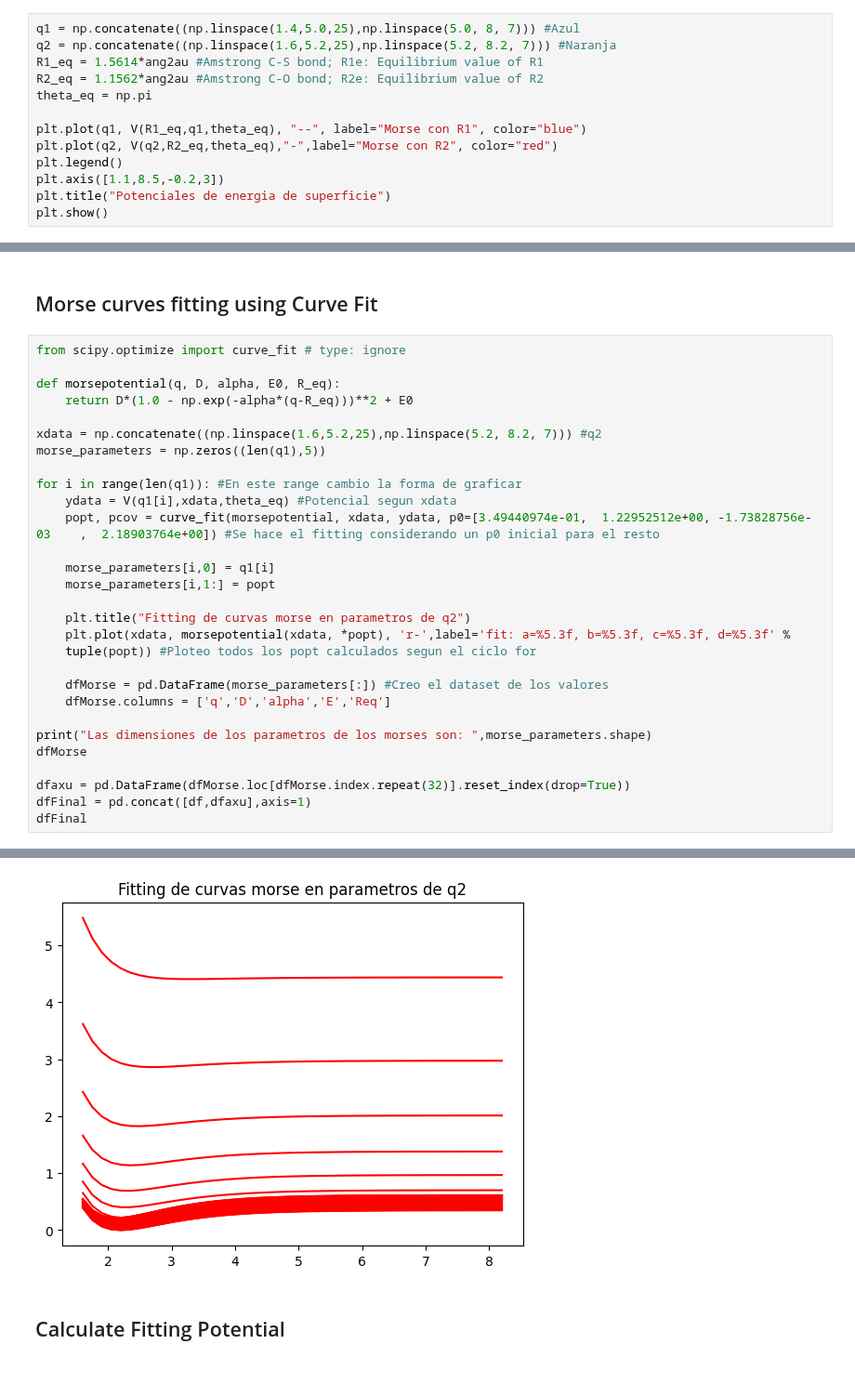
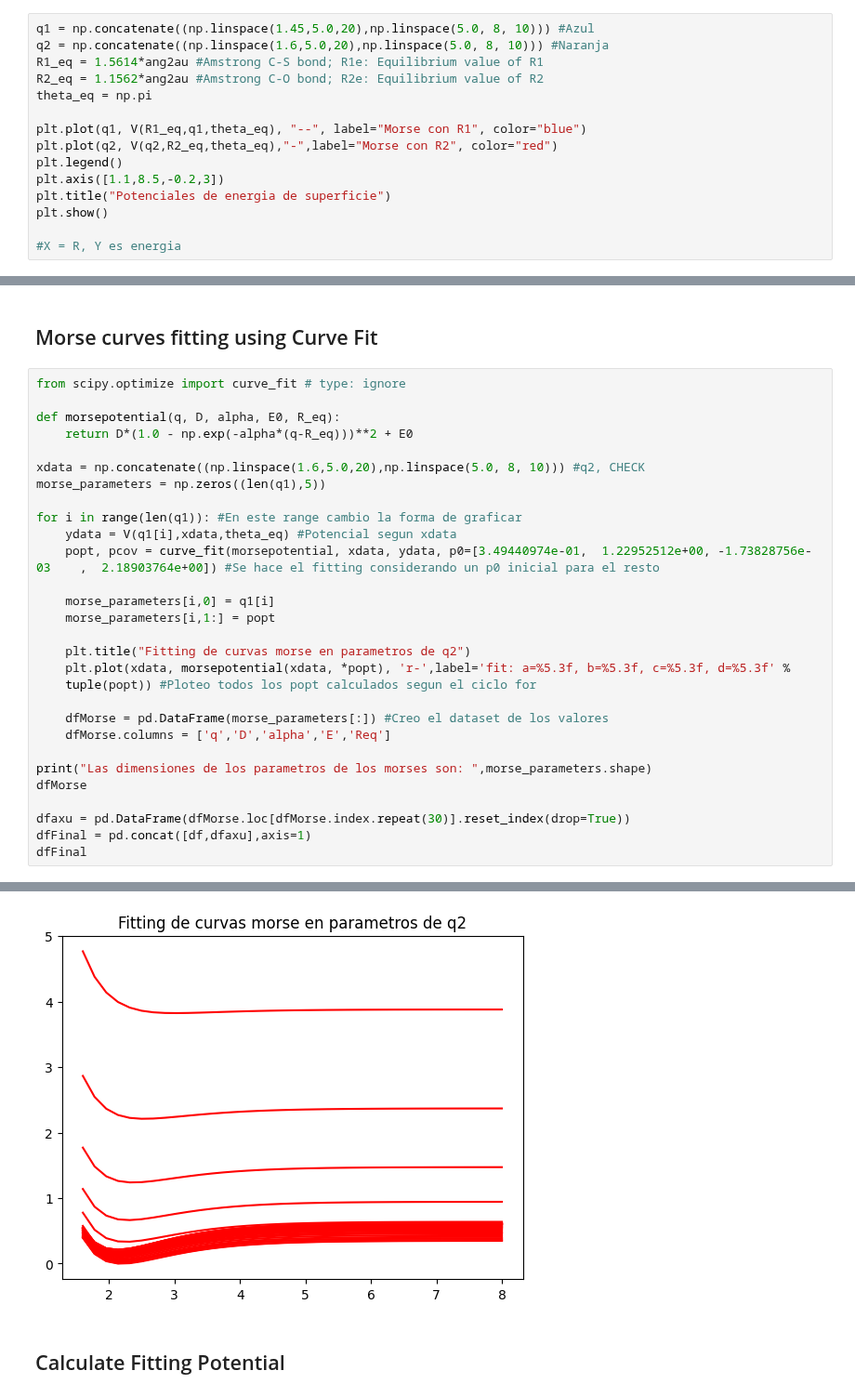
Before and after one commit to AstroDolan/ML-team, a Jupyter notebook: PINN-Thesis/OCS-PINN-M2.ipynb, the cells around one changed output, grey strips where cells are left out. Shown at 93% size. Saved outputs shown, nothing was run; the diff lists cells and outputs as text.

```diff
--- a/PINN-Thesis/OCS-PINN-M2.ipynb
+++ b/PINN-Thesis/OCS-PINN-M2.ipynb
@@ -83,8 +83,8 @@ def V(R1,R2,theta):
         suma = suma + (coeff_matrix[i,3]*cm12au)*(y_1**int(coeff_matrix[i,0]))*(y_2**int(coeff_matrix[i,1]))*(y_3**(coeff_matrix[i,2]))
     return(suma)
 # %%
-q1 = np.concatenate((np.linspace(1.4,5.0,25),np.linspace(5.0, 8, 7))) #Azul
-q2 = np.concatenate((np.linspace(1.6,5.2,25),np.linspace(5.2, 8.2, 7))) #Naranja
+q1 = np.concatenate((np.linspace(1.45,5.0,20),np.linspace(5.0, 8, 10))) #Azul
+q2 = np.concatenate((np.linspace(1.6,5.0,20),np.linspace(5.0, 8, 10))) #Naranja
 R1_eq = 1.5614*ang2au #Amstrong C-S bond; R1e: Equilibrium value of R1
 R2_eq = 1.1562*ang2au #Amstrong C-O bond; R2e: Equilibrium value of R2
 theta_eq = np.pi
@@ -95,4 +95,6 @@ plt.legend()
 plt.axis([1.1,8.5,-0.2,3])
 plt.title("Potenciales de energia de superficie")
 plt.show()
+
+#X = R, Y es energia
 # %% [output]
@@ -163,7 +161,7 @@ from scipy.optimize import curve_fit # type: ignore
 def morsepotential(q, D, alpha, E0, R_eq):
     return D*(1.0 - np.exp(-alpha*(q-R_eq)))**2 + E0
 
-xdata = np.concatenate((np.linspace(1.6,5.2,25),np.linspace(5.2, 8.2, 7))) #q2
+xdata = np.concatenate((np.linspace(1.6,5.0,20),np.linspace(5.0, 8, 10))) #q2, CHECK
 morse_parameters = np.zeros((len(q1),5))
 
 for i in range(len(q1)): #En este range cambio la forma de graficar
@@ -183,7 +181,7 @@ for i in range(len(q1)): #En este range cambio la forma de graficar
 print("Las dimensiones de los parametros de los morses son: ",morse_parameters.shape)
 dfMorse
 
-dfaxu = pd.DataFrame(dfMorse.loc[dfMorse.index.repeat(32)].reset_index(drop=True))
+dfaxu = pd.DataFrame(dfMorse.loc[dfMorse.index.repeat(30)].reset_index(drop=True))
 dfFinal = pd.concat([df,dfaxu],axis=1)
 dfFinal
 # %% [output]
@@ -204,4 +202,4 @@ Las dimensiones de los parametros de los morses son:  (32, 5)
-[figure, old version]
+[figure, new version]
 # %% [markdown]
 ## Calculate Fitting Potential
 # %%
```
Also changed, not shown: parts of 13 cells of this notebook, 20 other files.
